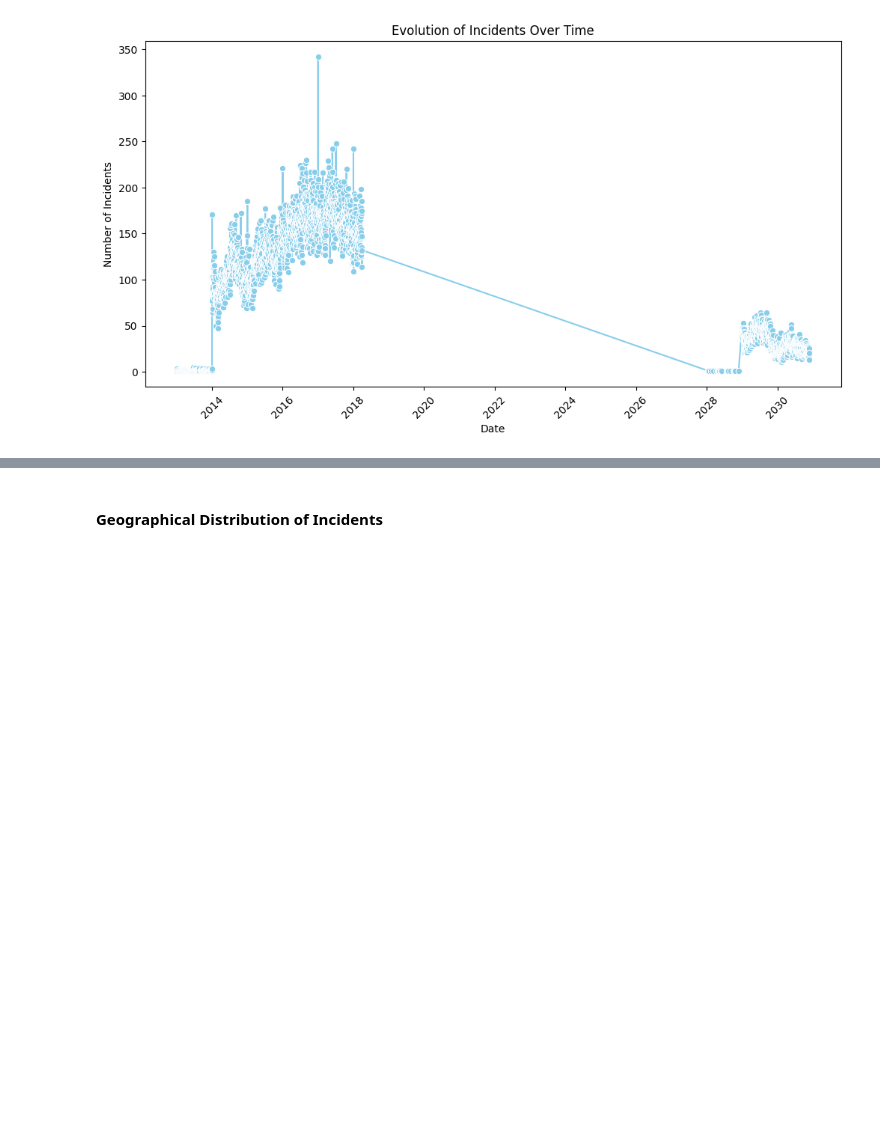
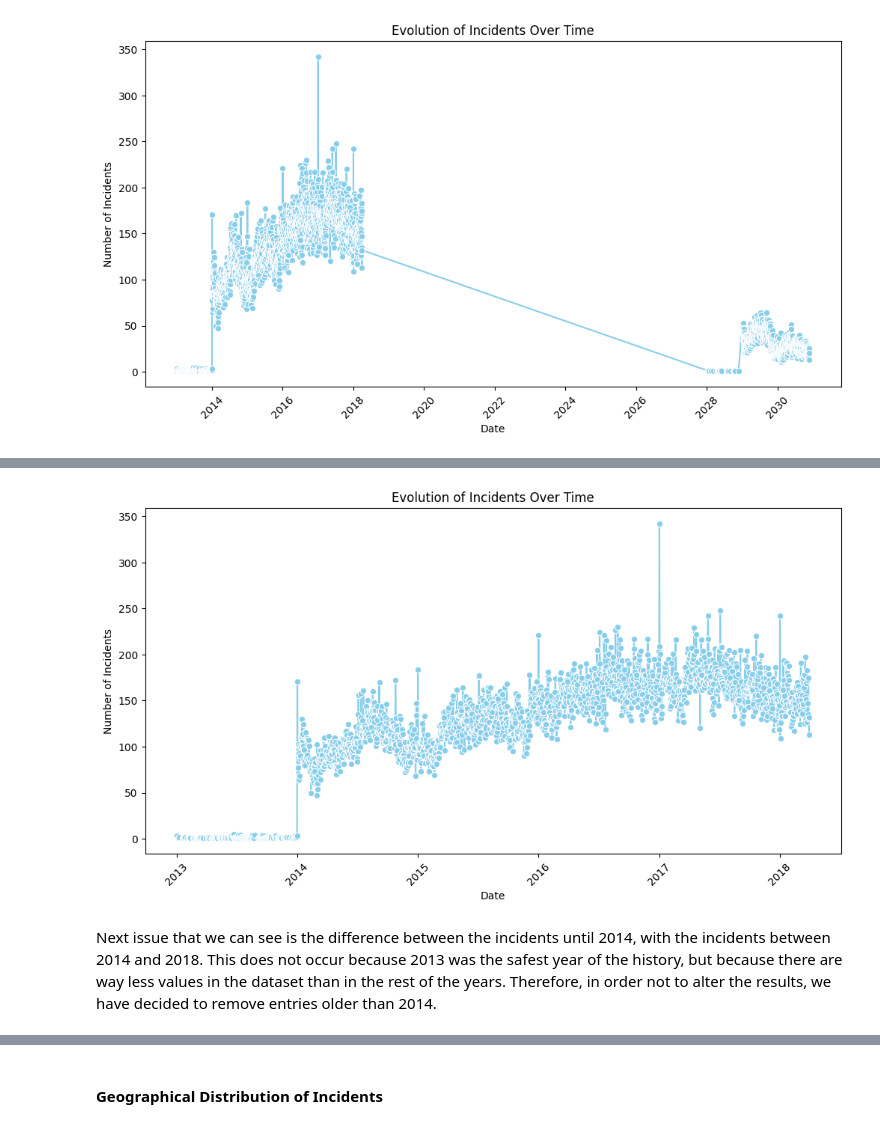
Before and after one commit to Marc2910llv/Gun-Incidents-In-USA-DataMining, a Jupyter notebook: Data_Mining_Project.ipynb, the cells around one changed output, grey strips where cells are left out. Cells and saved outputs as stored; diff of their text form; code cells hidden in the pictures; blank space fills up the shorter version.

```diff
--- a/Data_Mining_Project.ipynb
+++ b/Data_Mining_Project.ipynb
@@ -204,3 +330,9 @@ plt.xticks(rotation=45)
 plt.show()
 # %% [output]
 [figure]
+# %%
+# Filter out rows with 'date' in the future
+incidents_dataset = incidents_dataset[incidents_dataset['date'].dt.year < 2028]
+
+# Verify the changes
+print(incidents_dataset['date'].describe())
@@ -206,0 +348,16 @@ plt.show()
+# %%
+# Count the number of incidents for each date
+incident_counts = incidents_dataset['date'].value_counts().sort_index()
+
+# Plotting the evolution of the amount of incidents over time
+plt.figure(figsize=(12, 6))
+sns.lineplot(x=incident_counts.index, y=incident_counts.values, marker='o', color='skyblue')
+plt.title('Evolution of Incidents Over Time')
+plt.xlabel('Date')
+plt.ylabel('Number of Incidents')
+plt.xticks(rotation=45)
+plt.show()
+# %% [output]
+[figure, added]
+# %% [markdown]
+Next issue that we can see is the difference between the incidents until 2014, with the incidents between 2014 and 2018. This does not occur because 2013 was the safest year of the history, but because there are way less values in the dataset than in the rest of the years. Therefore, in order not to alter the results, we have decided to remove entries older than 2014.
```
Also changed, not shown: parts of 55 cells of this notebook, 1 other file.
